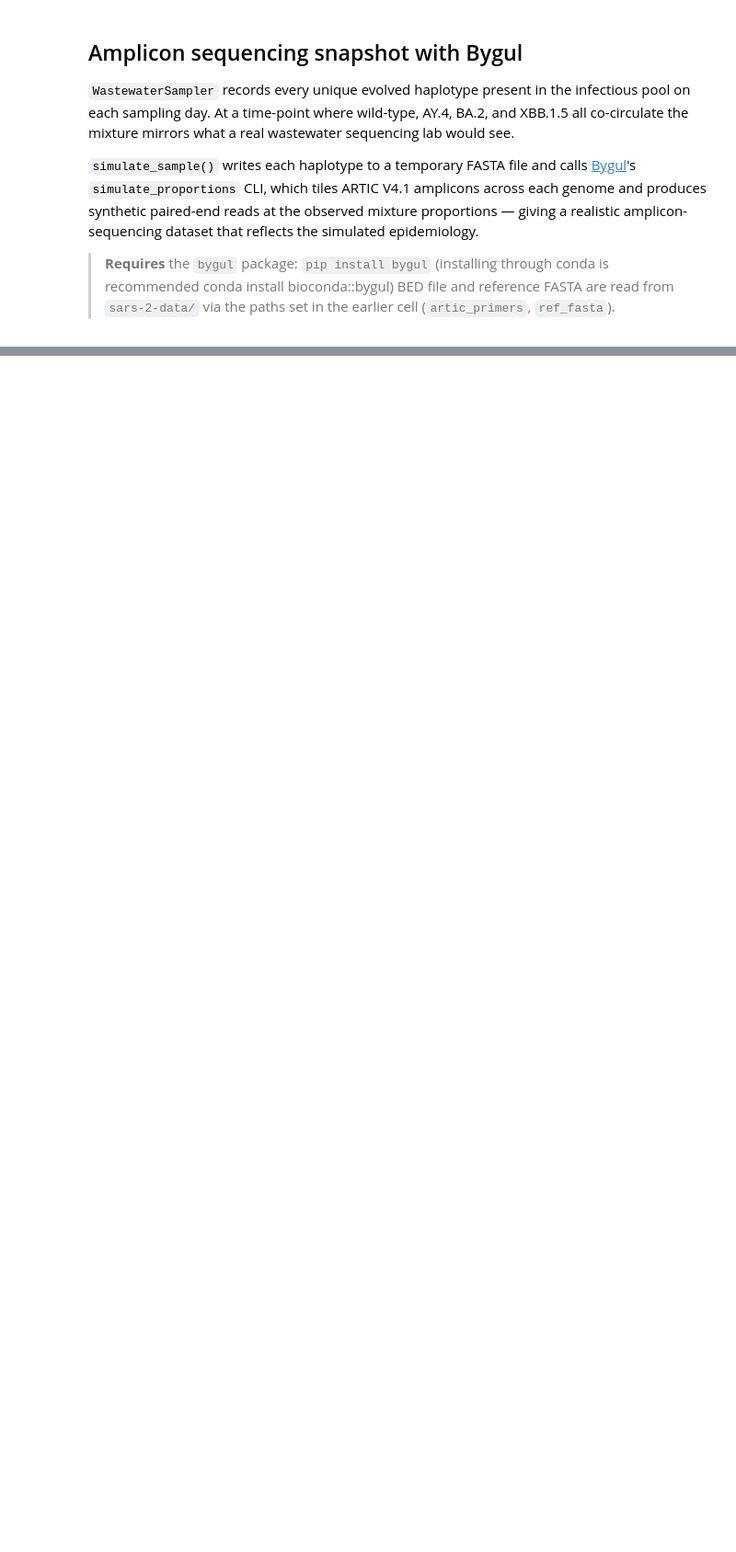
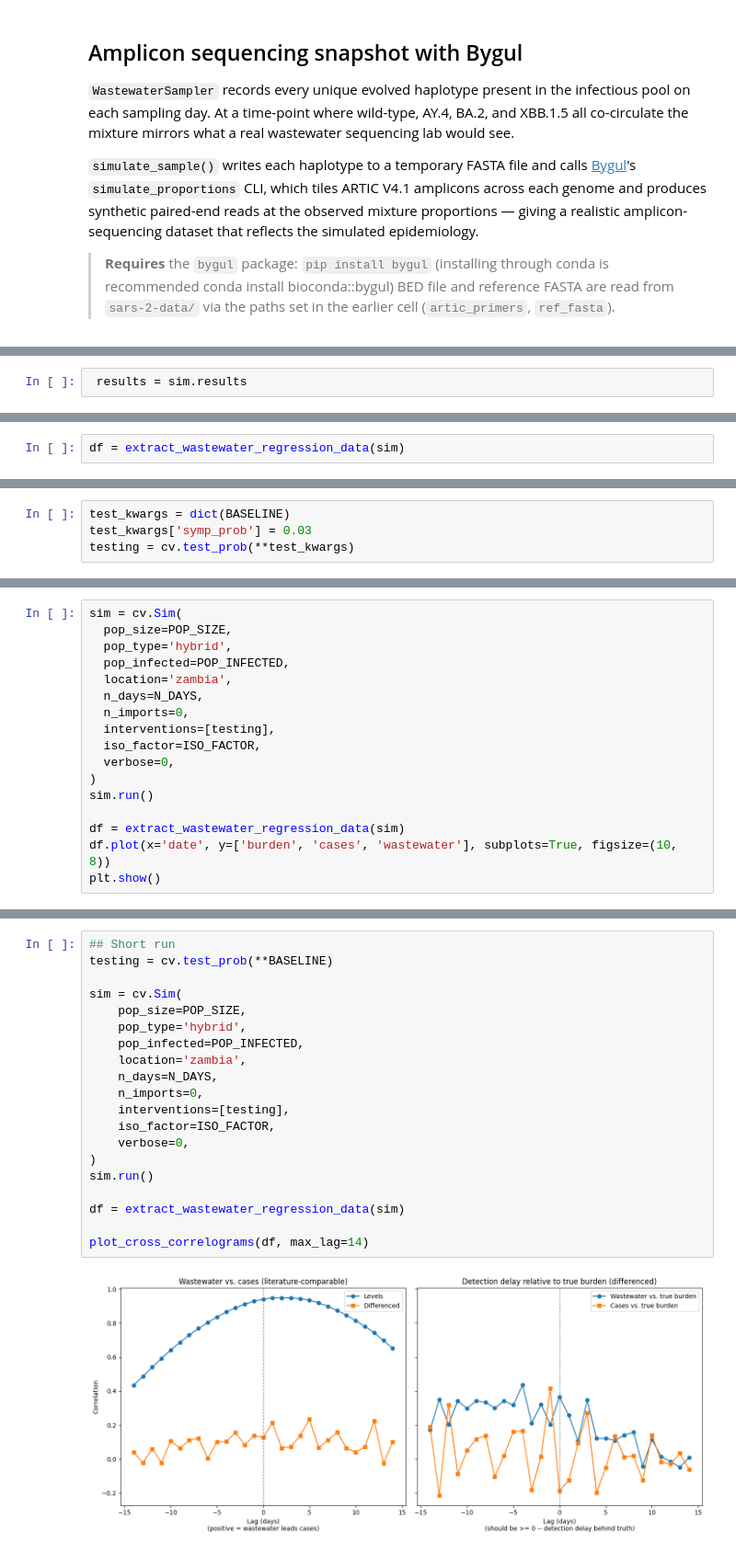
Before and after one commit to andersen-lab/covasim4wastewater, a Jupyter notebook: docs/tutorials/tut_wastewater.ipynb, the cells around one changed output, grey strips where cells are left out. Shown at 92% size. Cells and saved outputs as stored; diff of their text form; blank space fills up the shorter version.

```diff
--- a/docs/tutorials/tut_wastewater.ipynb
+++ b/docs/tutorials/tut_wastewater.ipynb
@@ -413,0 +475,2 @@ Bygul wrote 1130 FASTQ file(s) to './amplicon_reads/':
+# %%
+ results = sim.results
@@ -413,0 +611,2 @@ Bygul wrote 1130 FASTQ file(s) to './amplicon_reads/':
+# %%
+df = extract_wastewater_regression_data(sim)
@@ -413,0 +781,4 @@ Bygul wrote 1130 FASTQ file(s) to './amplicon_reads/':
+# %%
+test_kwargs = dict(BASELINE)
+test_kwargs['symp_prob'] = 0.03
+testing = cv.test_prob(**test_kwargs)
@@ -413,0 +787,17 @@ Bygul wrote 1130 FASTQ file(s) to './amplicon_reads/':
+# %%
+sim = cv.Sim(
+  pop_size=POP_SIZE,
+  pop_type='hybrid',
+  pop_infected=POP_INFECTED,
+  location='zambia',
+  n_days=N_DAYS,
+  n_imports=0,
+  interventions=[testing],
+  iso_factor=ISO_FACTOR,
+  verbose=0,
+)
+sim.run()
+
+df = extract_wastewater_regression_data(sim)
+df.plot(x='date', y=['burden', 'cases', 'wastewater'], subplots=True, figsize=(10, 8))
+plt.show()
@@ -413,0 +1143,22 @@ Bygul wrote 1130 FASTQ file(s) to './amplicon_reads/':
+# %%
+## Short run
+testing = cv.test_prob(**BASELINE)
+
+sim = cv.Sim(
+    pop_size=POP_SIZE,
+    pop_type='hybrid',
+    pop_infected=POP_INFECTED,
+    location='zambia',
+    n_days=N_DAYS,
+    n_imports=0,
+    interventions=[testing],
+    iso_factor=ISO_FACTOR,
+    verbose=0,
+)
+sim.run()
+
+df = extract_wastewater_regression_data(sim)
+
+plot_cross_correlograms(df, max_lag=14)
+# %% [output]
+[figure, added]
```
Also changed, not shown: parts of 39 cells of this notebook.
